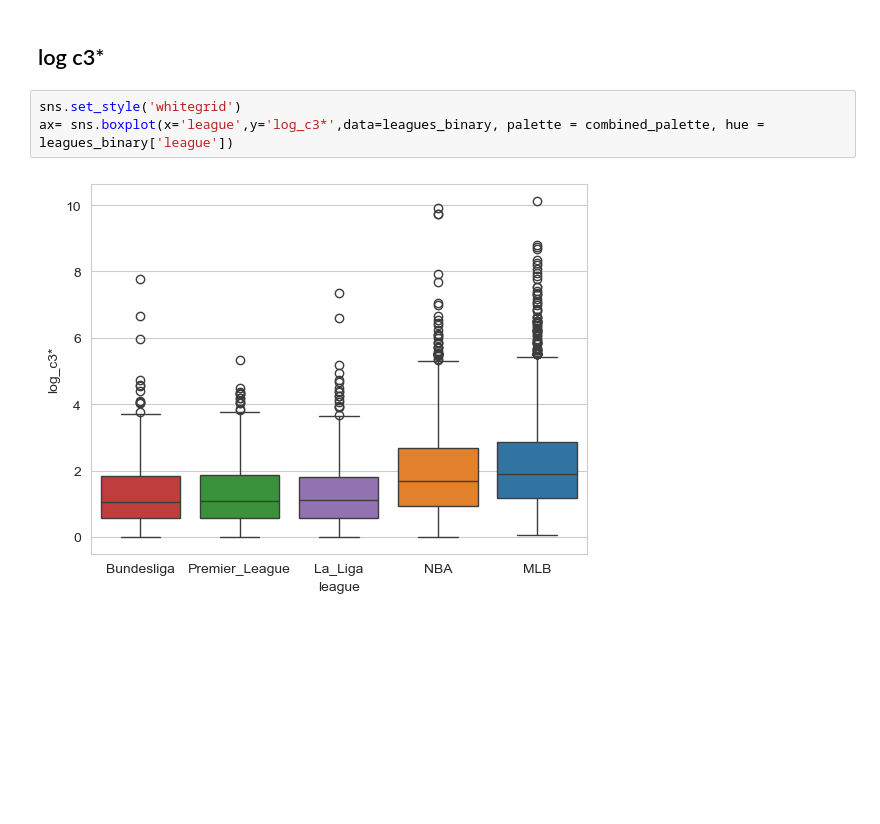
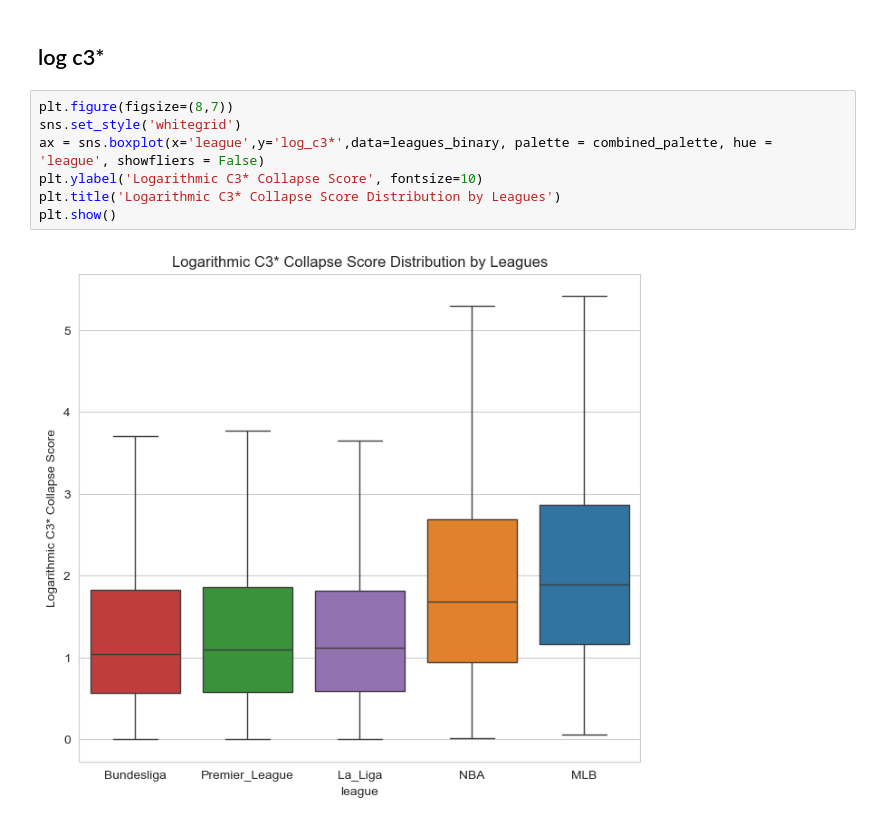
Before and after one commit to RyanRegalado/Win-Loss-Sequences-Sp2026, a Jupyter notebook: output/cstar_analysis.ipynb, the cells around one changed output. Saved outputs shown, nothing was run; the diff lists cells and outputs as text; blank space fills up the shorter version.

```diff
--- a/output/cstar_analysis.ipynb
+++ b/output/cstar_analysis.ipynb
@@ -775,7 +705,11 @@ ax= sns.boxplot(x='league',y='log_c2*',data=leagues_binary, palette = combined_p
 # %% [markdown]
 ## log c3*
 # %%
+plt.figure(figsize=(8,7))
 sns.set_style('whitegrid')
-ax= sns.boxplot(x='league',y='log_c3*',data=leagues_binary, palette = combined_palette, hue = leagues_binary['league'])
+ax = sns.boxplot(x='league',y='log_c3*',data=leagues_binary, palette = combined_palette, hue = 'league', showfliers = False)
+plt.ylabel('Logarithmic C3* Collapse Score', fontsize=10)
+plt.title('Logarithmic C3* Collapse Score Distribution by Leagues')
+plt.show()
 # %% [output]
-[figure, old version]
+[figure, new version]
```
Also changed, not shown: parts of 11 cells of this notebook.
